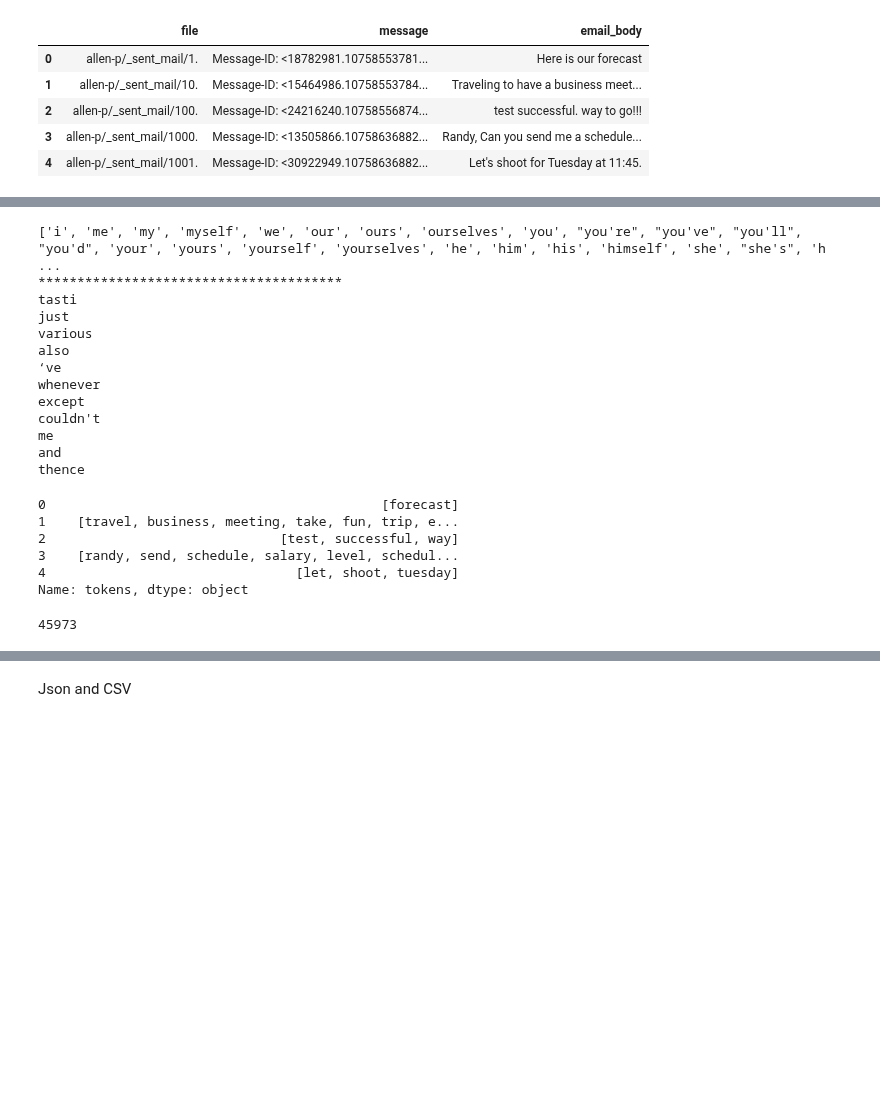
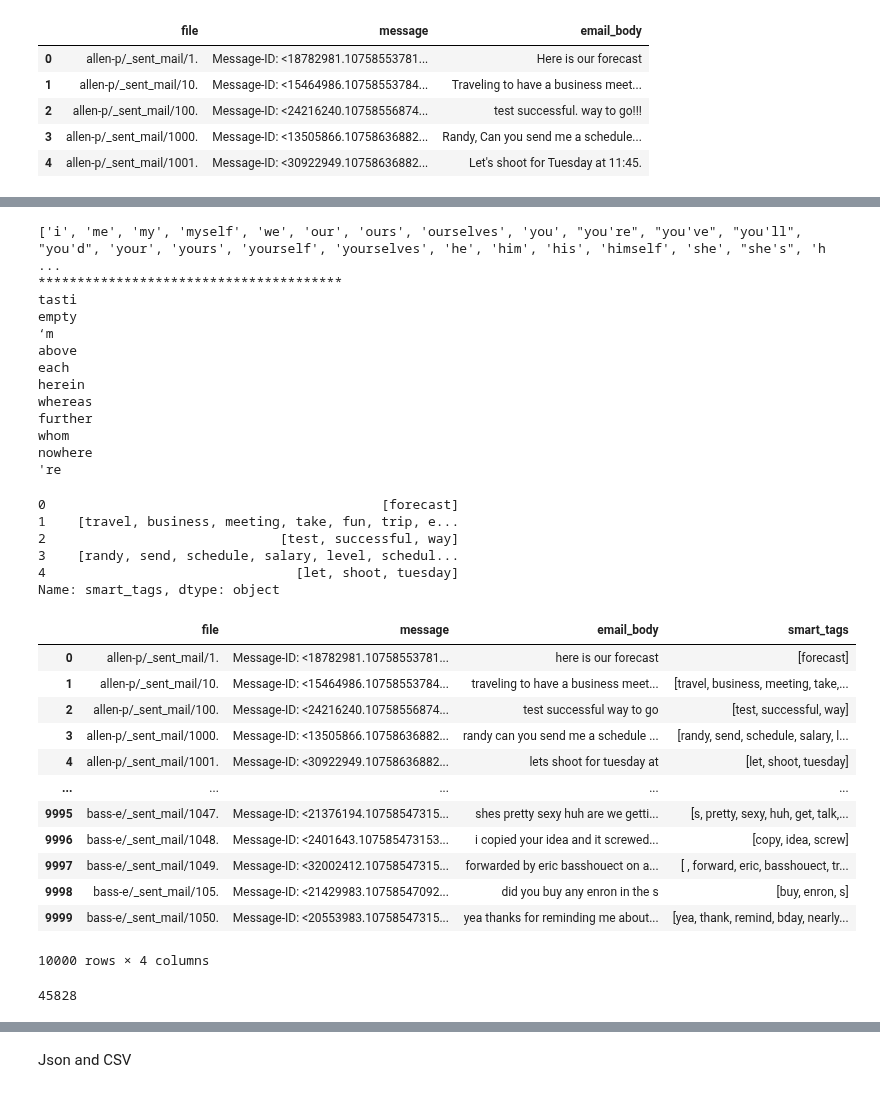
Before and after one commit to BloomTech-Labs/tagger-ds, a Jupyter notebook: notebooks/SmartEmailTags.ipynb, the cells around one changed output, grey strips where cells are left out. Cells and saved outputs as stored; diff of their text form; code cells hidden in the pictures; blank space fills up the shorter version.

```diff
--- a/notebooks/SmartEmailTags.ipynb
+++ b/notebooks/SmartEmailTags.ipynb
@@ -73,4 +73,4 @@ df.head(7)
  '',
  "My suggestion for where to go is Austin.  Play golf and rent a ski boat and jet ski's.  Flying somewhere takes too much time."]
 # %%
-email = ' '.join([s.strip() for s in df['message'][1].splitlines()][15:])
+' '.join([s.strip() for s in df['message'][1].splitlines()][15:])
@@ -131,8 +132,7 @@ from nltk.stem.wordnet import WordNetLemmatizer
 import nltk
 import spacy
 
-nlp = spacy.load('en_core_web_lg')
-STOP_WORDS = nlp.Defaults.stop_words.union(my_stop_words)
+nlp = spacy.load('en_core_web_sm')
 
 stop = stopwords.words('english')
 sno = SnowballStemmer('english')
@@ -146,16 +146,16 @@ print('\n'.join([word for word in STOP_WORDS[:10]]))
 ['i', 'me', 'my', 'myself', 'we', 'our', 'ours', 'ourselves', 'you', "you're", "you've", "you'll", "you'd", 'your', 'yours', 'yourself', 'yourselves', 'he', 'him', 'his', 'himself', 'she', "she's", 'h ...
 ***************************************
 tasti
-just
-various
-also
-‘ve
-whenever
-except
-couldn't
-me
-and
-thence
+empty
+‘m
+above
+each
+herein
+whereas
+further
+whom
+nowhere
+'re
 # %%
 tokens = []
 for doc in nlp.pipe(df['email_body'], batch_size=500):
@@ -172,17 +172,33 @@ df['tokens'] = tokens
 # %%
-df['tokens'].head()
+df['smart_tags'].head()
 # %% [output]
 0                                           [forecast]
 1    [travel, business, meeting, take, fun, trip, e...
 2                              [test, successful, way]
 3    [randy, send, schedule, salary, level, schedul...
 4                                [let, shoot, tuesday]
-Name: tokens, dtype: object
+Name: smart_tags, dtype: object
+# %%
+df
+# %% [output]
+|  | file | message | email_body | smart_tags |
+| 0 | allen-p/_sent_mail/1. | Message-ID: <18782981.10758553781... | here is our forecast | [forecast] |
+| 1 | allen-p/_sent_mail/10. | Message-ID: <15464986.10758553784... | traveling to have a business meet... | [travel, business, meeting, take,... |
+| 2 | allen-p/_sent_mail/100. | Message-ID: <24216240.10758556874... | test successful way to go | [test, successful, way] |
+| 3 | allen-p/_sent_mail/1000. | Message-ID: <13505866.10758636882... | randy can you send me a schedule ... | [randy, send, schedule, salary, l... |
+| 4 | allen-p/_sent_mail/1001. | Message-ID: <30922949.10758636882... | lets shoot for tuesday at | [let, shoot, tuesday] |
+| ... | ... | ... | ... | ... |
+| 9995 | bass-e/_sent_mail/1047. | Message-ID: <21376194.10758547315... | shes pretty sexy huh are we getti... | [s, pretty, sexy, huh, get, talk,... |
+| 9996 | bass-e/_sent_mail/1048. | Message-ID: <2401643.107585473153... | i copied your idea and it screwed... | [copy, idea, screw] |
+| 9997 | bass-e/_sent_mail/1049. | Message-ID: <32002412.10758547315... | forwarded by eric basshouect on a... | [ , forward, eric, basshouect, tr... |
+| 9998 | bass-e/_sent_mail/105. | Message-ID: <21429983.10758547092... | did you buy any enron in the s | [buy, enron, s] |
+| 9999 | bass-e/_sent_mail/1050. | Message-ID: <20553983.10758547315... | yea thanks for reminding me about... | [yea, thank, remind, bday, nearly... |
+10000 rows × 4 columns
 # %%
-id2word = Dictionary(df['tokens'])
+id2word = Dictionary(df['smart_tags'])
 print(len(id2word))
 # %% [output]
-45973
+45828
 # %%
 id2word.filter_extremes(no_below=5, no_above=.98)
 print(len(id2word))
```
Also changed, not shown: parts of 14 cells of this notebook.
